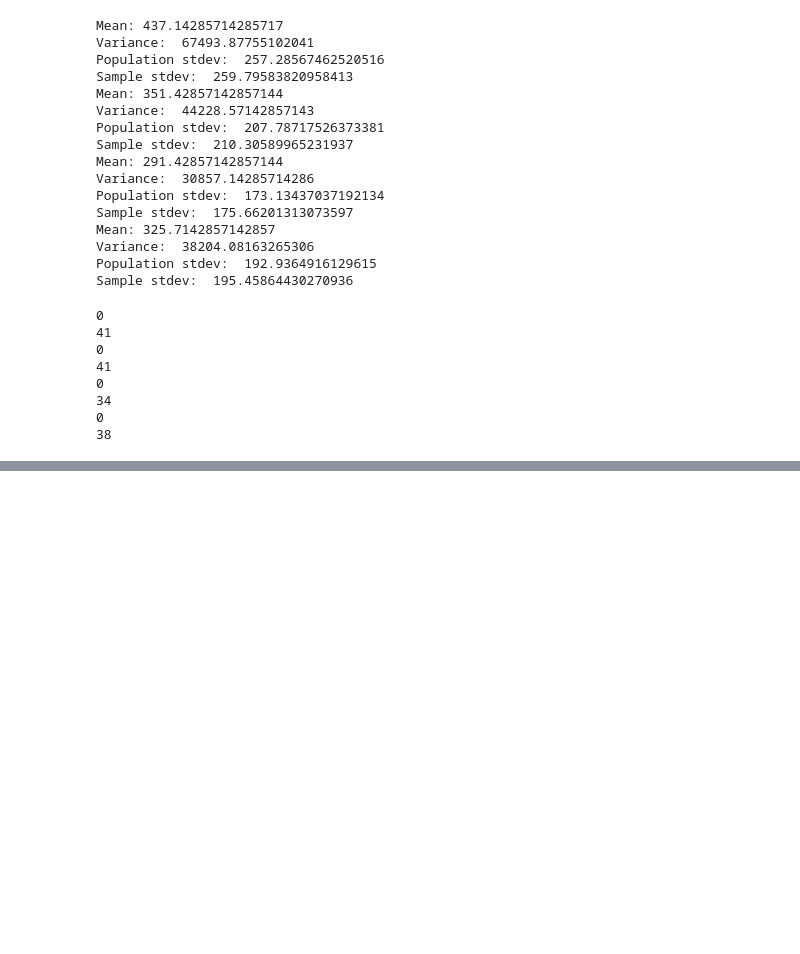
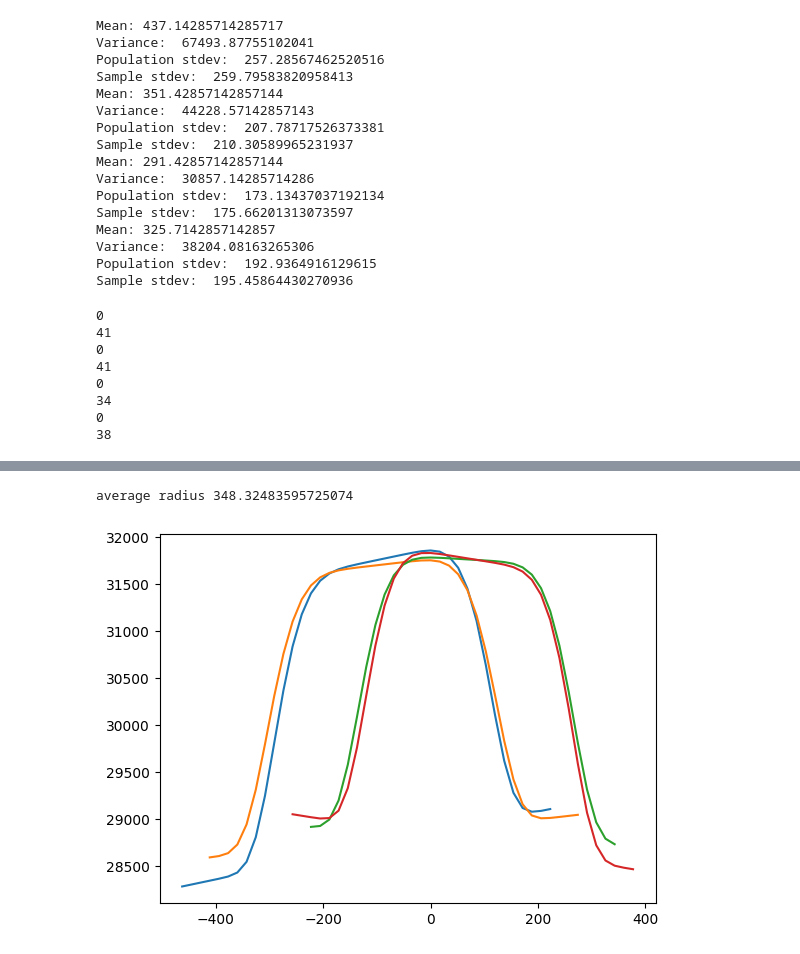
Before and after one commit to FelixWattsYork/ICF-Lab, a Jupyter notebook: My_attempt.ipynb, the cells around one changed output, grey strips where cells are left out. Drawn from its saved outputs; the diff is of its cells as text; code cells hidden in the pictures; blank space fills up the shorter version.

```diff
--- a/My_attempt.ipynb
+++ b/My_attempt.ipynb
@@ -137,3 +178,14 @@ TypeError: fit_plot() got an unexpected keyword argument 'title'
+# %%
+print("average radius",np.mean(calculated_radius))
+# %% [output]
+average radius 348.32483595725074
+# %%
+for n in range (0,len(xdata)):
+    position_ymax = np.argmax(yfit[n])
+    plt.plot(xdata[n]-xdata[n][position_ymax], yfit[n])
+plt.show()
+# %% [output]
+[figure, added]
 # %%
 for n in range (0,len(xdata)):
     plt.plot(xdata[n], ydata[n])
```
Also changed, not shown: parts of 3 cells of this notebook, 3 other files.
